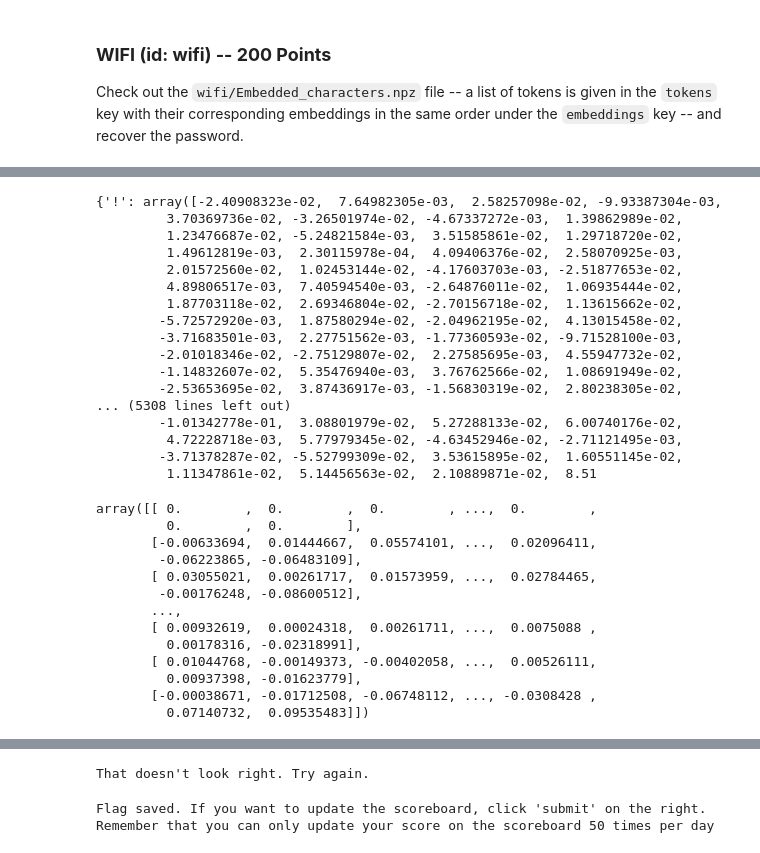
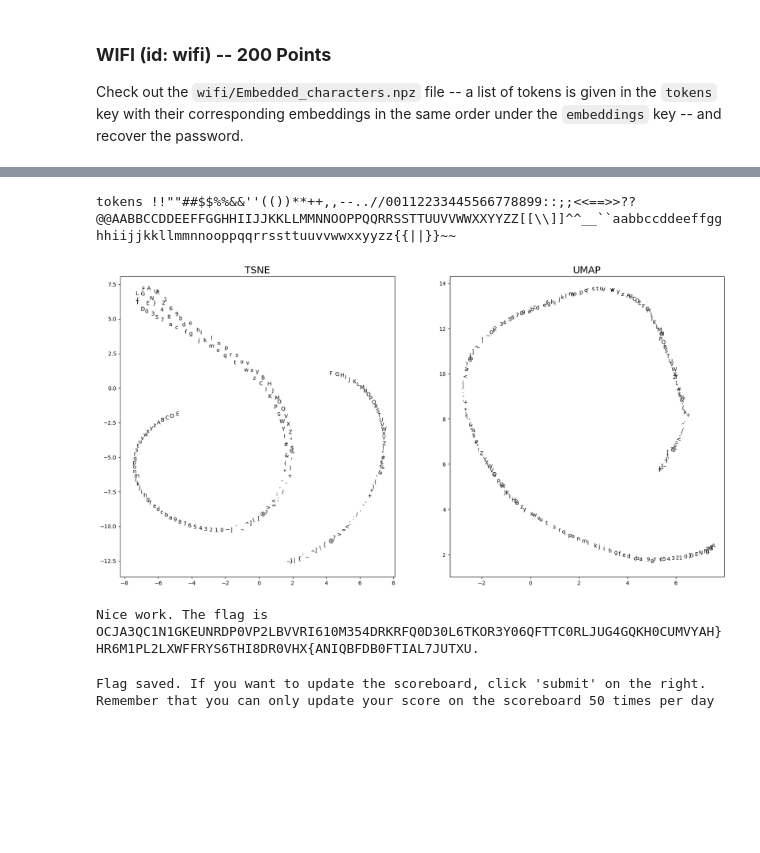
Before and after one commit to anubhavde/jubilant-robot-hacker, a Jupyter notebook: submission.ipynb, the cells around one changed output, grey strips where cells are left out. Cells and saved outputs as stored; diff of their text form; code cells hidden in the pictures; blank space fills up the shorter version.

```diff
--- a/submission.ipynb
+++ b/submission.ipynb
@@ -316,45 +262,28 @@ array([ 0.,  0.,  0., -0.,  0.,  0.,  0.,  0.,  0., -0., -0.,  0.,  0.,
-# %%
-password = {}
-for i in range(len(tokens)):
-    password[tokens[i]] = embeddings[i]
-
-password
-# %% [output]
-{'!': array([-2.40908323e-02,  7.64982305e-03,  2.58257098e-02, -9.93387304e-03,
-         3.70369736e-02, -3.26501974e-02, -4.67337272e-03,  1.39862989e-02,
-         1.23476687e-02, -5.24821584e-03,  3.51585861e-02,  1.29718720e-02,
-         1.49612819e-03,  2.30115978e-04,  4.09406376e-02,  2.58070925e-03,
-         2.01572560e-02,  1.02453144e-02, -4.17603703e-03, -2.51877653e-02,
-         4.89806517e-03,  7.40594540e-03, -2.64876011e-02,  1.06935444e-02,
-         1.87703118e-02,  2.69346804e-02, -2.70156718e-02,  1.13615662e-02,
-        -5.72572920e-03,  1.87580294e-02, -2.04962195e-02,  4.13015458e-02,
-        -3.71683501e-03,  2.27751562e-03, -1.77360593e-02, -9.71528100e-03,
-        -2.01018346e-02, -2.75129807e-02,  2.27585695e-03,  4.55947732e-02,
-        -1.14832607e-02,  5.35476940e-03,  3.76762566e-02,  1.08691949e-02,
-        -2.53653695e-02,  3.87436917e-03, -1.56830319e-02,  2.80238305e-02,
-... (5308 lines left out)
-        -1.01342778e-01,  3.08801979e-02,  5.27288133e-02,  6.00740176e-02,
-         4.72228718e-03,  5.77979345e-02, -4.63452946e-02, -2.71121495e-03,
-        -3.71378287e-02, -5.52799309e-02,  3.53615895e-02,  1.60551145e-02,
-         1.11347861e-02,  5.14456563e-02,  2.10889871e-02,  8.51
-# %%
-format = ["F", "L", "A", "G", "{", "s", "o", "m", "e", "t", "h", "i", "n", "g", "}"]
-my_passwdd = [password["F"], password["L"], password["A"], password["G"], password["{"], password["s"], password["o"],
-        password["m"], password["e"], password["t"], password["h"], password["i"], password["n"], password["g"], password["}"]]
-
-passwd = np.array(my_passwdd)
-passwd
-# %% [output]
-array([[ 0.        ,  0.        ,  0.        , ...,  0.        ,
-         0.        ,  0.        ],
-       [-0.00633694,  0.01444667,  0.05574101, ...,  0.02096411,
-        -0.06223865, -0.06483109],
-       [ 0.03055021,  0.00261717,  0.01573959, ...,  0.02784465,
-        -0.00176248, -0.08600512],
-       ...,
-       [ 0.00932619,  0.00024318,  0.00261711, ...,  0.0075088 ,
-         0.00178316, -0.02318991],
-       [ 0.01044768, -0.00149373, -0.00402058, ...,  0.00526111,
-         0.00937398, -0.01623779],
-       [-0.00038671, -0.01712508, -0.06748112, ..., -0.0308428 ,
-         0.07140732,  0.09535483]])
+# %%
+import umap
+from sklearn.manifold import TSNE
+
+chars = np.load('/home/linux/Workspace/ai-village-ctf/wifi/Embedded_characters.npz')
+print("tokens", chars['tokens'])
+
+plt.figure(figsize=(20, 10))
+model = TSNE()
+embeddings = model.fit_transform(chars['embeddings'])
+plt.subplot(1, 2, 1)
+plt.scatter(embeddings[:, 0], embeddings[:, 1], color='white')
+for k in range(188):
+    plt.text(embeddings[k, 0], embeddings[k, 1], chars['tokens'].item()[k])
+
+plt.title('TSNE', size=18)
+
+model = umap.UMAP()
+embeddings = model.fit_transform(chars['embeddings'])
+plt.subplot(1, 2, 2)
+plt.scatter(embeddings[:, 0], embeddings[:, 1], color='white')
+for k in range(188):
+    plt.text(embeddings[k, 0], embeddings[k, 1], chars['tokens'].item()[k])
+
+plt.title('UMAP', size=18)
+
+plt.show()
+# %% [output]
@@ -361,9 +296,11 @@ array([[ 0.        ,  0.        ,  0.        , ...,  0.        ,
+tokens !!""##$$%%&&''(())**++,,--..//00112233445566778899::;;<<==>>??@@AABBCCDDEEFFGGHHIIJJKKLLMMNNOOPPQQRRSSTTUUVVWWXXYYZZ[[\\]]^^__``aabbccddeeffgghhiijjkkllmmnnooppqqrrssttuuvvwwxxyyzz{{||}}~~
+[figure, added]
 # %%
 try:
-    r = requests.post("http://flags.fly.dev:5000/score", json=json.dumps({"challenge_id": "wifi", "submission": "TEST"}))
+    r = requests.post("http://flags.fly.dev:5000/score", json=json.dumps({"challenge_id": "wifi", "submission": "FLAG{TURNED}"}))
     print(r.text)
 except requests.exceptions.ConnectionError:
     print("Connection problems. Contact the CTF organizers.")
 # %% [output]
-That doesn't look right. Try again.
+Nice work. The flag is OCJA3QC1N1GKEUNRDP0VP2LBVVRI610M354DRKRFQ0D30L6TKOR3Y06QFTTC0RLJUG4GQKH0CUMVYAH}HR6M1PL2LXWFFRYS6THI8DR0VHX{ANIQBFDB0FTIAL7JUTXU.
 # %%
```
Also changed, not shown: parts of 11 cells of this notebook.
